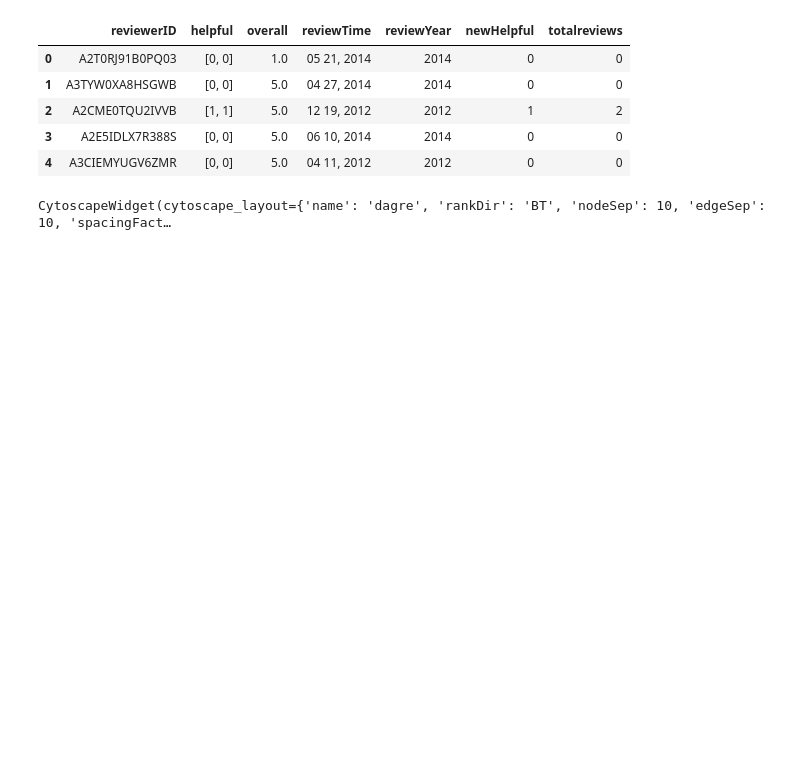
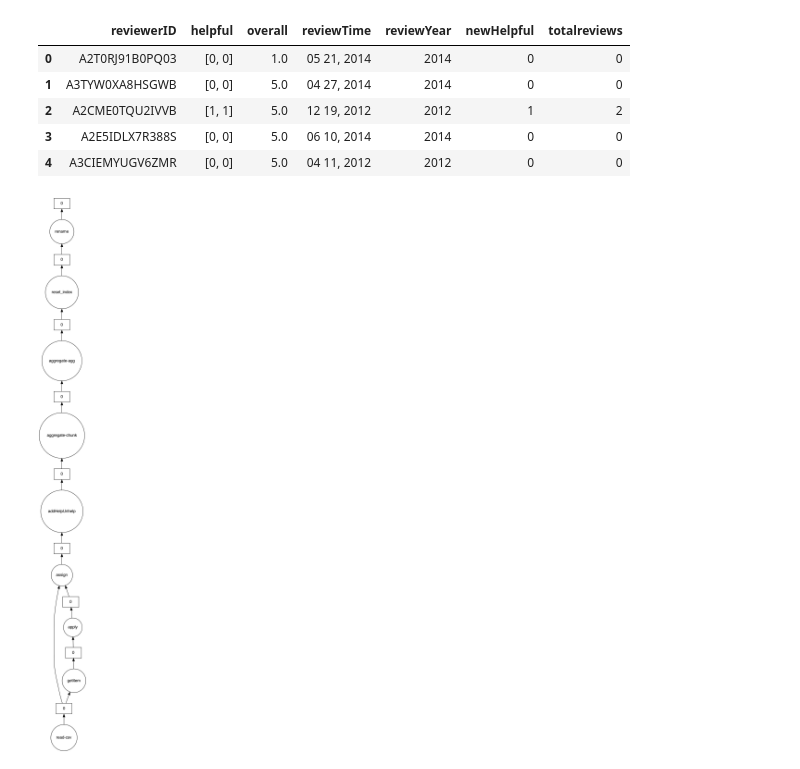
Before and after one commit to JiaDarren/dsc102, a Jupyter notebook: PA0/newPA0.ipynb, the cells around one changed output. Cells and saved outputs as stored; diff of their text form; code cells hidden in the pictures; blank space fills up the shorter version.

```diff
--- a/PA0/newPA0.ipynb
+++ b/PA0/newPA0.ipynb
@@ -75,25 +77,25 @@ groups = ddf.groupby('reviewerID')
 # %%
 ret = groups.aggregate(
 {
     'reviewTime' : 'count',
     'overall' : 'mean',
     'reviewYear' : 'min',
     'newHelpful' : 'sum',
     'totalreviews' : 'sum',
 })
 
 #split_out=4)
 
-ret.rename(columns={#"reviewerID",
+ret = ret.reset_index().rename(columns={
                     "reviewTime":"number_products_rated",
                     "overall":"avg_ratings",
                     "reviewYear":"reviewing_since",
                     "newHelpful":"helpful_votes",
                     "totalreviews":"total_votes"})
 
 ret.visualize()
 # %% [output]
-CytoscapeWidget(cytoscape_layout={'name': 'dagre', 'rankDir': 'BT', 'nodeSep': 10, 'edgeSep': 10, 'spacingFact…
+[figure, added]
 # %%
 ret.compute().head()
 # %% [output]
```
Also changed, not shown: parts of 9 cells of this notebook.
